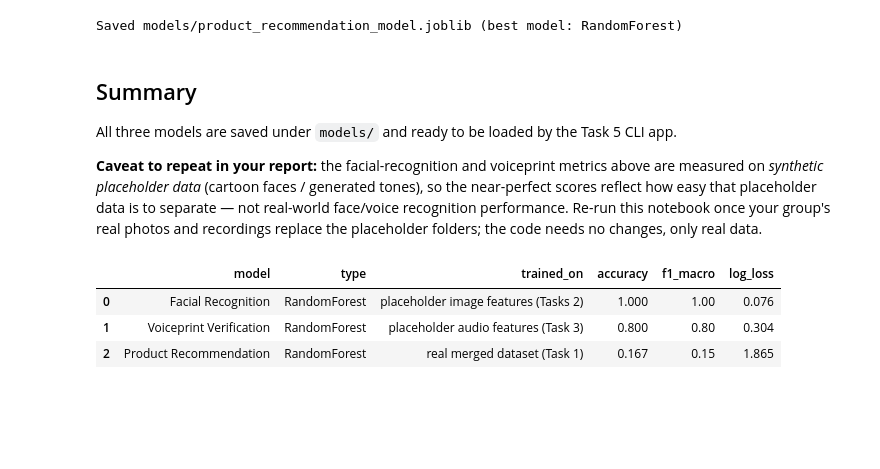
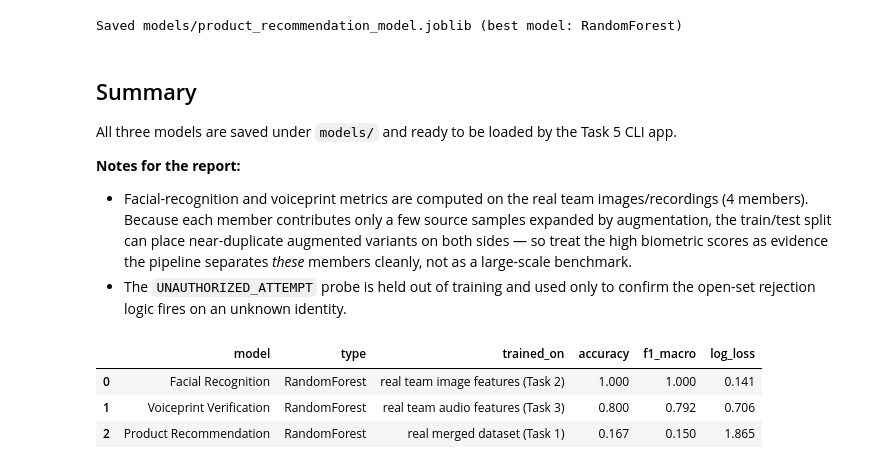
Before and after one commit to Manzi453/Formative_2-Group_2, a Jupyter notebook: task4_models_and_demo/task4_models.ipynb, the cells around one changed output. Drawn from its saved outputs; the diff is of its cells as text; code cells hidden in the pictures; blank space fills up the shorter version.

Commit message:
Wire Task 4 to real team data: retrain face/voice/product models on 4 members, refresh demo, drop EXAMPLE_MEMBER placeholders

```diff
--- a/task4_models_and_demo/task4_models.ipynb
+++ b/task4_models_and_demo/task4_models.ipynb
@@ -368,37 +372,39 @@ Saved models/product_recommendation_model.joblib (best model: RandomForest)
 
 All three models are saved under `models/` and ready to be loaded by the Task 5 CLI app.
 
-**Caveat to repeat in your report:** the facial-recognition and voiceprint metrics above are measured on *synthetic placeholder data* (cartoon faces / generated tones), so the near-perfect scores reflect how easy that placeholder data is to separate — not real-world face/voice recognition performance. Re-run this notebook once your group's real photos and recordings replace the placeholder folders; the code needs no changes, only real data.
+**Notes for the report:**
+- Facial-recognition and voiceprint metrics are computed on the real team images/recordings (4 members). Because each member contributes only a few source samples expanded by augmentation, the train/test split can place near-duplicate augmented variants on both sides — so treat the high biometric scores as evidence the pipeline separates *these* members cleanly, not as a large-scale benchmark.
+- The `UNAUTHORIZED_ATTEMPT` probe is held out of training and used only to confirm the open-set rejection logic fires on an unknown identity.
 # %%
 summary = pd.DataFrame([
     {
         'model': 'Facial Recognition',
         'type': 'RandomForest',
-        'trained_on': 'placeholder image features (Tasks 2)',
+        'trained_on': 'real team image features (Task 2)',
         'accuracy': round(accuracy_score(y_test, y_pred), 3),
         'f1_macro': round(f1_score(y_test, y_pred, average='macro'), 3),
         'log_loss': round(log_loss(y_test, y_proba, labels=list(range(len(le_face.classes_)))), 3),
     },
     {
         'model': 'Voiceprint Verification',
         'type': 'RandomForest',
-        'trained_on': 'placeholder audio features (Task 3)',
+        'trained_on': 'real team audio features (Task 3)',
         'accuracy': round(accuracy_score(yv_test, yv_pred), 3),
         'f1_macro': round(f1_score(yv_test, yv_pred, average='macro'), 3),
         'log_loss': round(log_loss(yv_test, yv_proba, labels=list(range(len(le_voice.classes_)))), 3),
     },
     {
         'model': 'Product Recommendation',
         'type': best_name,
         'trained_on': 'real merged dataset (Task 1)',
         'accuracy': round(results[best_name]['accuracy'], 3),
         'f1_macro': round(results[best_name]['f1_macro'], 3),
         'log_loss': round(results[best_name]['log_loss'], 3),
     },
 ])
 summary
 # %% [output]
 |  | model | type | trained_on | accuracy | f1_macro | log_loss |
-| 0 | Facial Recognition | RandomForest | placeholder image features (Tasks 2) | 1.000 | 1.00 | 0.076 |
-| 1 | Voiceprint Verification | RandomForest | placeholder audio features (Task 3) | 0.800 | 0.80 | 0.304 |
-| 2 | Product Recommendation | RandomForest | real merged dataset (Task 1) | 0.167 | 0.15 | 1.865 |
+| 0 | Facial Recognition | RandomForest | real team image features (Task 2) | 1.000 | 1.000 | 0.141 |
+| 1 | Voiceprint Verification | RandomForest | real team audio features (Task 3) | 0.800 | 0.792 | 0.706 |
+| 2 | Product Recommendation | RandomForest | real merged dataset (Task 1) | 0.167 | 0.150 | 1.865 |
```
Also changed, not shown: parts of 12 cells of this notebook, 44 other files.
